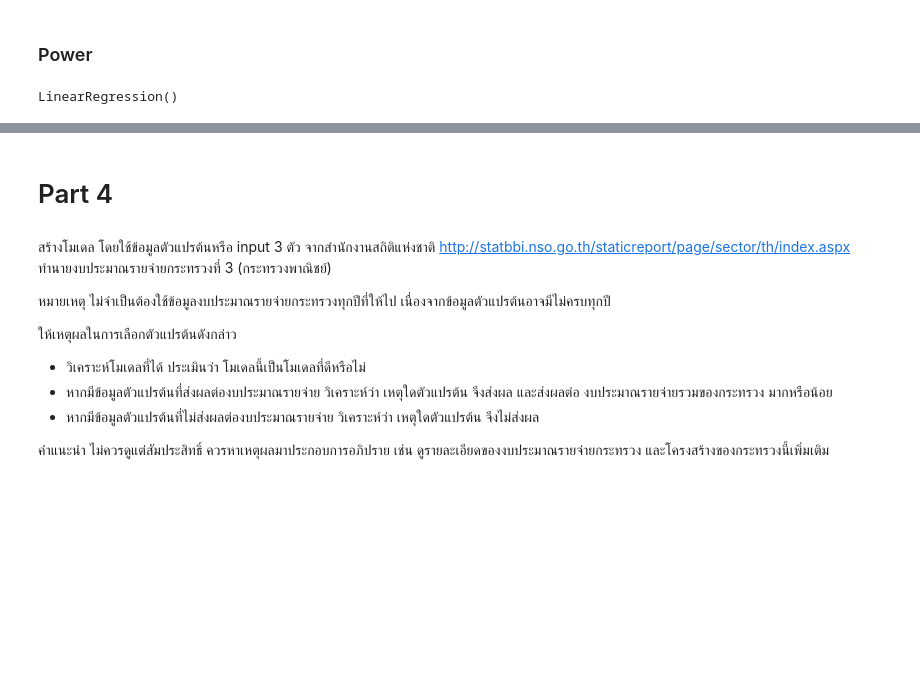
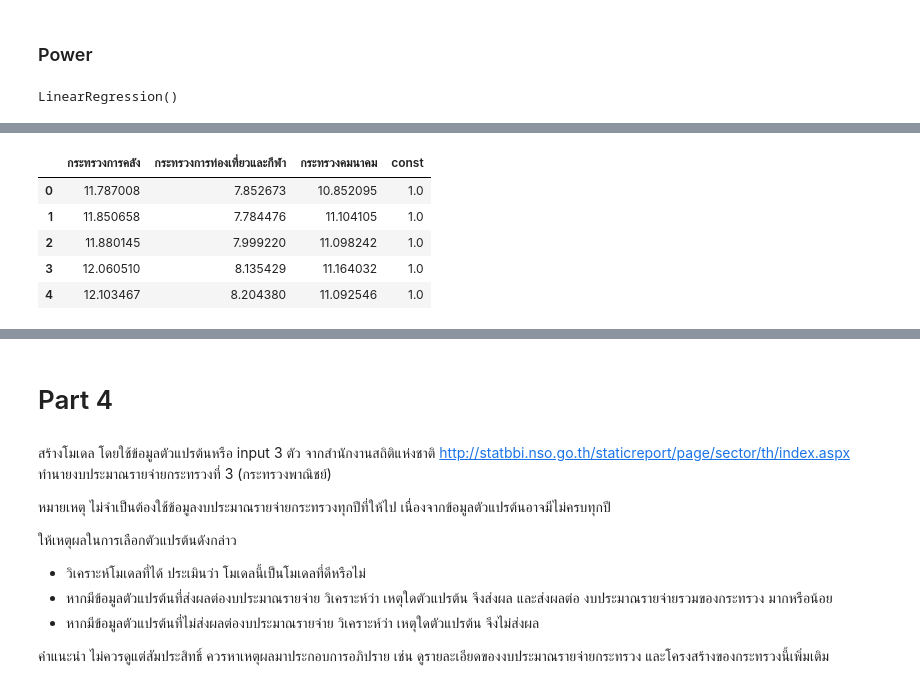
Before and after one commit to pant411/Assignment2_Stat_pp, a Jupyter notebook: part-regression/regression_analysis.ipynb, the cells around one changed output, grey strips where cells are left out. Saved outputs shown, nothing was run; the diff lists cells and outputs as text; code cells hidden in the pictures; blank space fills up the shorter version.

```diff
--- a/part-regression/regression_analysis.ipynb
+++ b/part-regression/regression_analysis.ipynb
@@ -550,0 +614,12 @@ metrics.mean_absolute_percentage_error(y_train_data_power,predictions_power) #MA
+# %%
+X_data_log32 = np.log(
+    data1[["กระทรวงการคลัง", "กระทรวงการท่องเที่ยวและกีฬา", "กระทรวงคมนาคม"]])
+X_data_log32 = sm.add_constant(X_data_log32, prepend=False)
+X_data_log32.head()
+# %% [output]
+|  | กระทรวงการคลัง | กระทรวงการท่องเที่ยวและกีฬา | กระทรวงคมนาคม | const |
+| 0 | 11.787008 | 7.852673 | 10.852095 | 1.0 |
+| 1 | 11.850658 | 7.784476 | 11.104105 | 1.0 |
+| 2 | 11.880145 | 7.999220 | 11.098242 | 1.0 |
+| 3 | 12.060510 | 8.135429 | 11.164032 | 1.0 |
+| 4 | 12.103467 | 8.204380 | 11.092546 | 1.0 |
```
Also changed, not shown: parts of 115 cells of this notebook, 2 other files.
